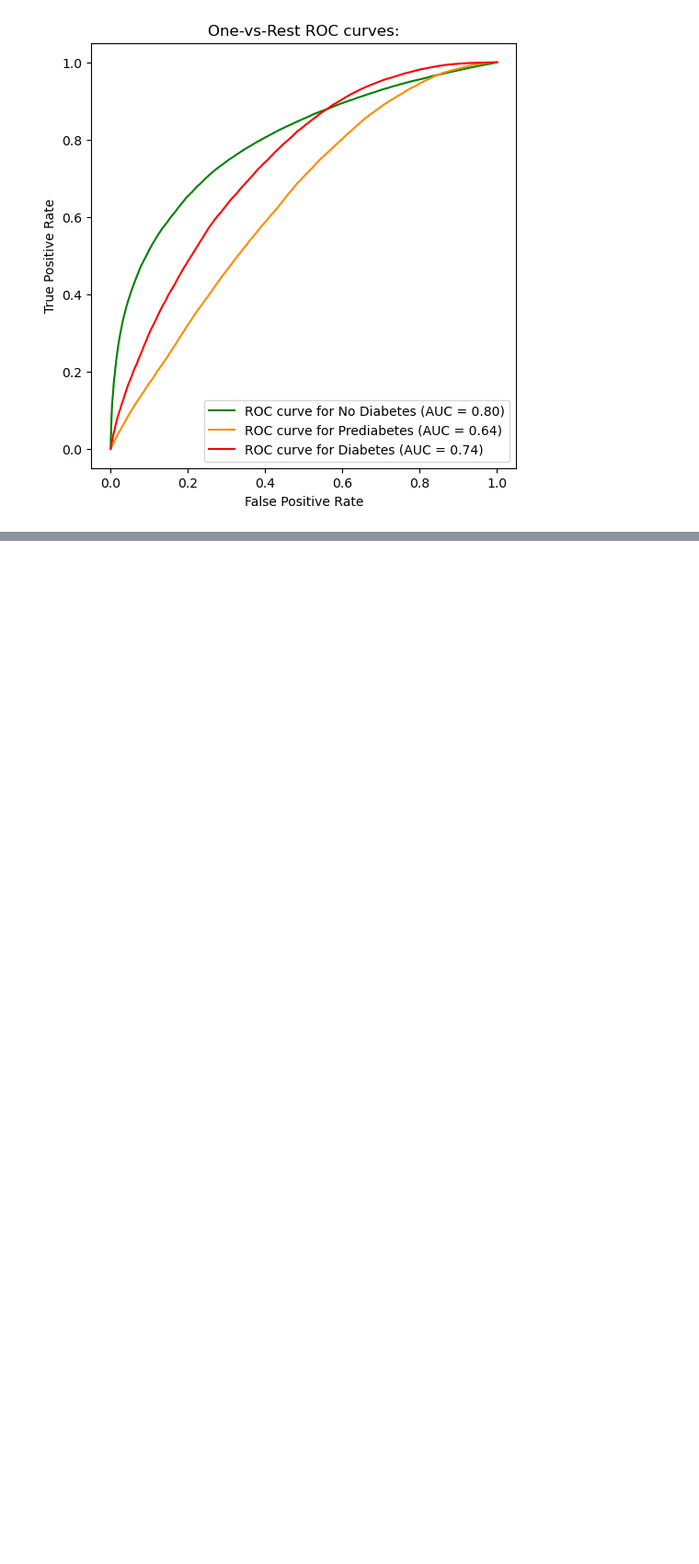
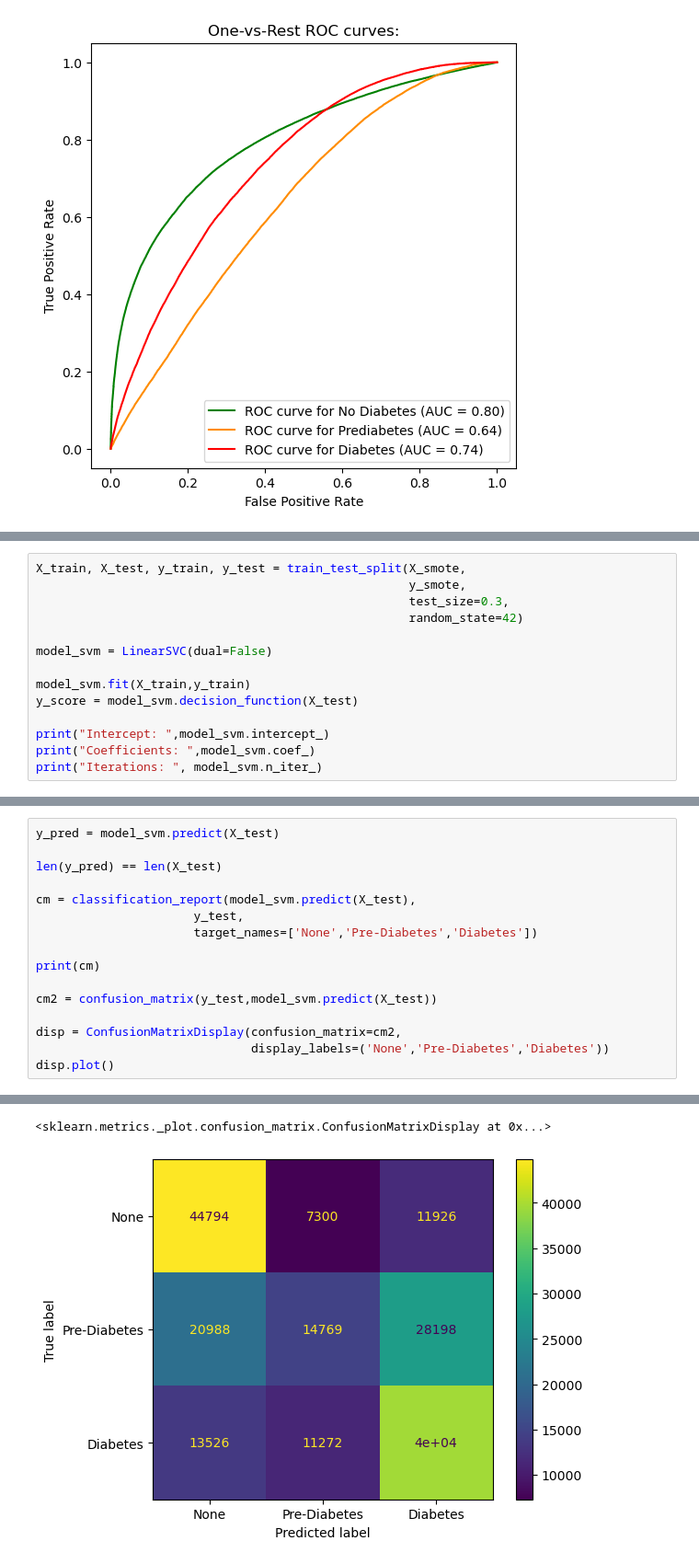
Before and after one commit to annalisa7/ML_project, a Jupyter notebook: BasicModels.ipynb, the cells around one changed output, grey strips where cells are left out. Shown at 92% size. Drawn from its saved outputs; the diff is of its cells as text; blank space fills up the shorter version.

```diff
--- a/baselineModel2.ipynb
+++ b/BasicModels.ipynb
@@ -689,0 +669,14 @@ plt.show()
+# %%
+X_train, X_test, y_train, y_test = train_test_split(X_smote,
+                                                    y_smote,
+                                                    test_size=0.3,
+                                                    random_state=42)
+
+model_svm = LinearSVC(dual=False)
+
+model_svm.fit(X_train,y_train)
+y_score = model_svm.decision_function(X_test)
+
+print("Intercept: ",model_svm.intercept_)
+print("Coefficients: ",model_svm.coef_)
+print("Iterations: ", model_svm.n_iter_)
@@ -689,0 +698,17 @@ plt.show()
+# %%
+y_pred = model_svm.predict(X_test)
+
+len(y_pred) == len(X_test)
+
+cm = classification_report(model_svm.predict(X_test),
+                      y_test,
+                      target_names=['None','Pre-Diabetes','Diabetes'])
+
+print(cm)
+
+cm2 = confusion_matrix(y_test,model_svm.predict(X_test))
+
+disp = ConfusionMatrixDisplay(confusion_matrix=cm2,
+                              display_labels=('None','Pre-Diabetes','Diabetes'))
+disp.plot()
+# %% [output]
@@ -689,0 +724,2 @@ plt.show()
+<sklearn.metrics._plot.confusion_matrix.ConfusionMatrixDisplay at 0x...>
+[figure, added]
```
Also changed, not shown: parts of 19 cells of this notebook, 1 other file.
